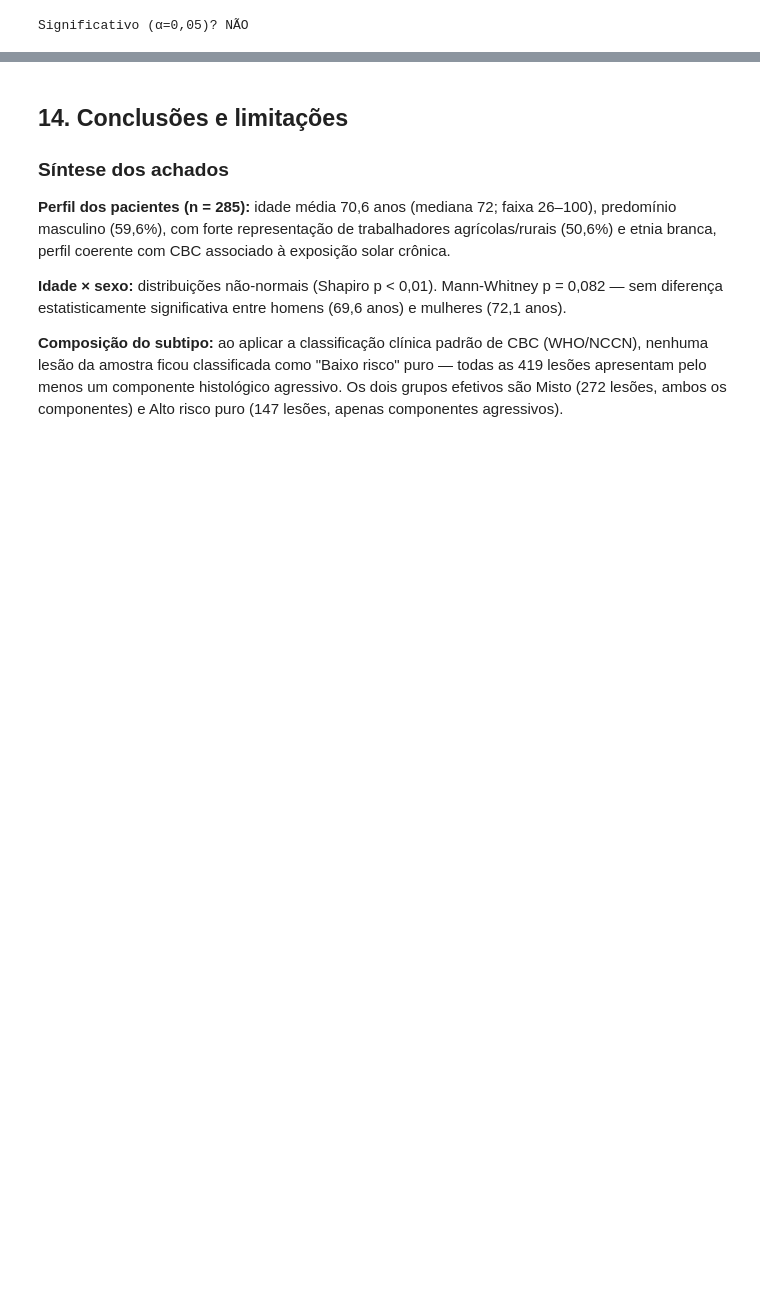
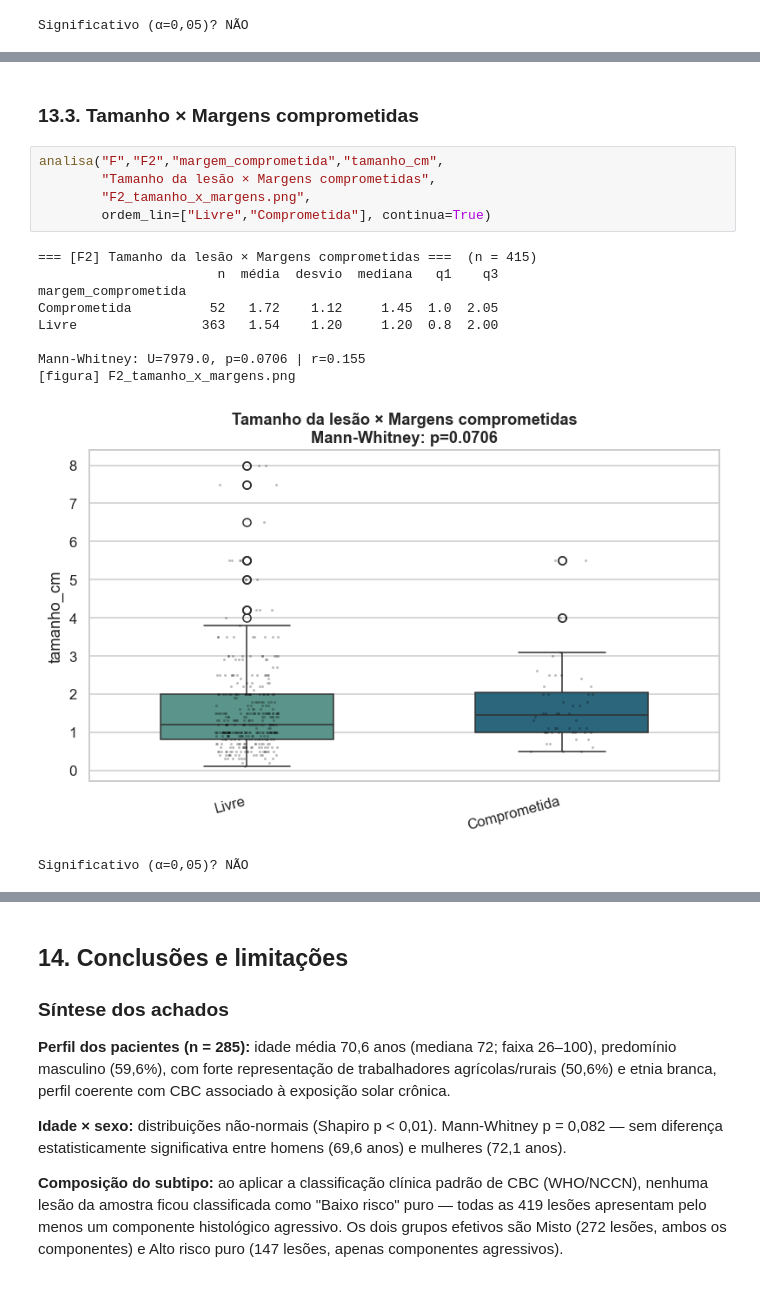
Before and after one commit to robertfabio/analise_basocelular_lmecc, a Jupyter notebook: analise_basocelular_completa.ipynb, the cells around one changed output, grey strips where cells are left out. Saved outputs shown, nothing was run; the diff lists cells and outputs as text; blank space fills up the shorter version.

```diff
--- a/analise_basocelular_completa.ipynb
+++ b/analise_basocelular_completa.ipynb
@@ -1625,0 +1679,18 @@ Significativo (α=0,05)? NÃO
+# %% [markdown]
+### 13.3. Tamanho × Margens comprometidas
+# %%
+analisa("F","F2","margem_comprometida","tamanho_cm",
+        "Tamanho da lesão × Margens comprometidas",
+        "F2_tamanho_x_margens.png",
+        ordem_lin=["Livre","Comprometida"], continua=True)
+# %% [output]
+=== [F2] Tamanho da lesão × Margens comprometidas ===  (n = 415)
+                       n  média  desvio  mediana   q1    q3
+margem_comprometida
+Comprometida          52   1.72    1.12     1.45  1.0  2.05
+Livre                363   1.54    1.20     1.20  0.8  2.00
+
+Mann-Whitney: U=7979.0, p=0.0706 | r=0.155
+[figura] F2_tamanho_x_margens.png
+[figure, added]
+Significativo (α=0,05)? NÃO
```
Also changed, not shown: parts of 25 cells of this notebook, 20 other files.
